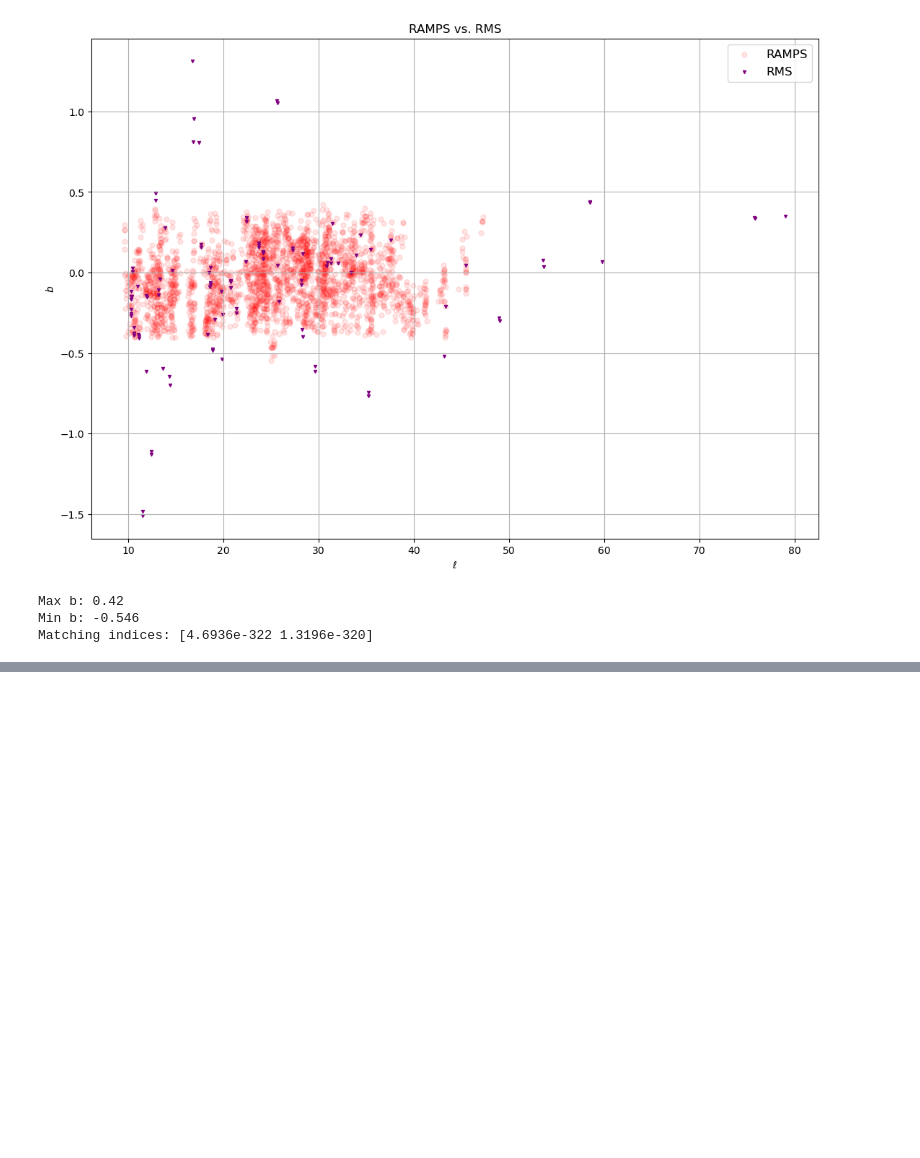
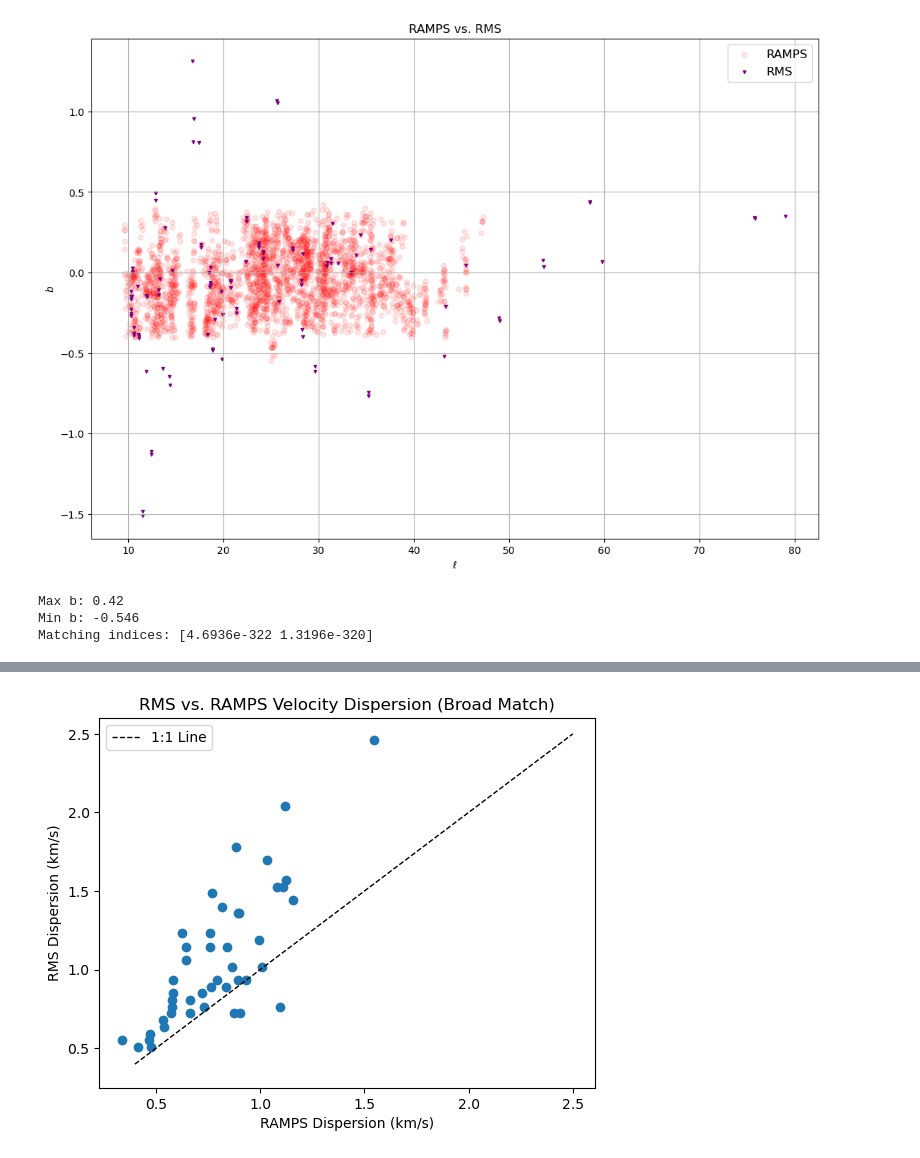
Before and after one commit to harrisonfwest/GBO-REU, a Jupyter notebook: RMS-RAMPS-Crossmatch.ipynb, the cells around one changed output, grey strips where cells are left out. Cells and saved outputs as stored; diff of their text form; code cells hidden in the pictures; blank space fills up the shorter version.

```diff
--- a/RMS-RAMPS-Crossmatch.ipynb
+++ b/RMS-RAMPS-Crossmatch.ipynb
@@ -65,0 +89,42 @@ matching_DF
+# %%
+threshold = 60/3600 # Increased threshold to 60 arcseconds to find more matches
+masked_RMS_l = RMS_data['l'][(RMS_data['b'] < max_b) & (RMS_data['b'] > min_b)]
+masked_RMS_b = RMS_data['b'][(RMS_data['b'] < max_b) & (RMS_data['b'] > min_b)]
+masked_RMS_dispersion = RMS_data['sigma (km/s)'][(RMS_data['b'] < max_b) & (RMS_data['b'] > min_b)]
+masked_RMS_size = RMS_data['Linear Size (pc)'][(RMS_data['b'] < max_b) & (RMS_data['b'] > min_b)]
+
+matching_info_broad = np.array([]).reshape(0, 9)
+matched_Js = []
+
+for i in masked_RMS_b.index: # must iterate through index instead of range of length because it is still using original unmasked indices
+    c1 = SkyCoord(masked_RMS_l[i]*u.degree, masked_RMS_b[i]*u.degree, frame='galactic')
+    best_match = None
+    for j in RAMPS_data.index:
+        c2 = SkyCoord(RAMPS_data['l'][j]*u.degree, RAMPS_data['b'][j]*u.degree, frame='galactic')
+        sep = c1.separation(c2).deg
+        if sep < threshold and (best_match == None or sep < best_match):
+            best_match = j
+    if best_match is not None and best_match not in matched_Js:
+        matched_Js = np.append(matched_Js, best_match)
+        matching_info_broad = np.append(matching_info_broad, np.array([RAMPS_data['l'][best_match], RAMPS_data['b'][best_match],
+                                                      masked_RMS_l[i], masked_RMS_b[i], sep,
+                                                      masked_RMS_dispersion[i], masked_RMS_size[i],
+                                                      RAMPS_data['sigma (km/s)'][best_match], RAMPS_data['Linear Size (pc)'][best_match]]).reshape(1, 9), axis = 0)
+
+matching_DF_broad = pandas.DataFrame(matching_info_broad, columns=['RAMPS l', 'RAMPS b', 'RMS l', 'RMS b', 'Separation (deg)',
+                                                      'RMS Dispersion (km/s)', 'RMS Size (pc)',
+                                                      'RAMPS Dispersion (km/s)', 'RAMPS Size (pc)'])
+matching_DF_broad.to_csv('RMS-RAMPS-Match-Broad.csv', header = ['RAMPS l', 'RAMPS b', 'RMS l', 'RMS b', 'Separation (deg)',
+                                                      'RMS Dispersion (km/s)', 'RMS Size (pc)',
+                                                      'RAMPS Dispersion (km/s)', 'RAMPS Size (pc)'], index = False)
+# %%
+plt.scatter(matching_DF_broad['RAMPS Dispersion (km/s)'], matching_DF_broad['RMS Dispersion (km/s)'])
+plt.title('RMS vs. RAMPS Velocity Dispersion (Broad Match)')
+plt.xlabel('RAMPS Dispersion (km/s)')
+plt.ylabel('RMS Dispersion (km/s)')
+plt.plot([.4, 2.5], [.4, 2.5], color='black', linestyle='--', linewidth=1, label='1:1 Line')
+plt.legend()
+plt.ylim(.25, 2.6)
+plt.show()
+# %% [output]
+[figure, added]
```
Also changed, not shown: parts of 5 cells of this notebook, 4 other files.
